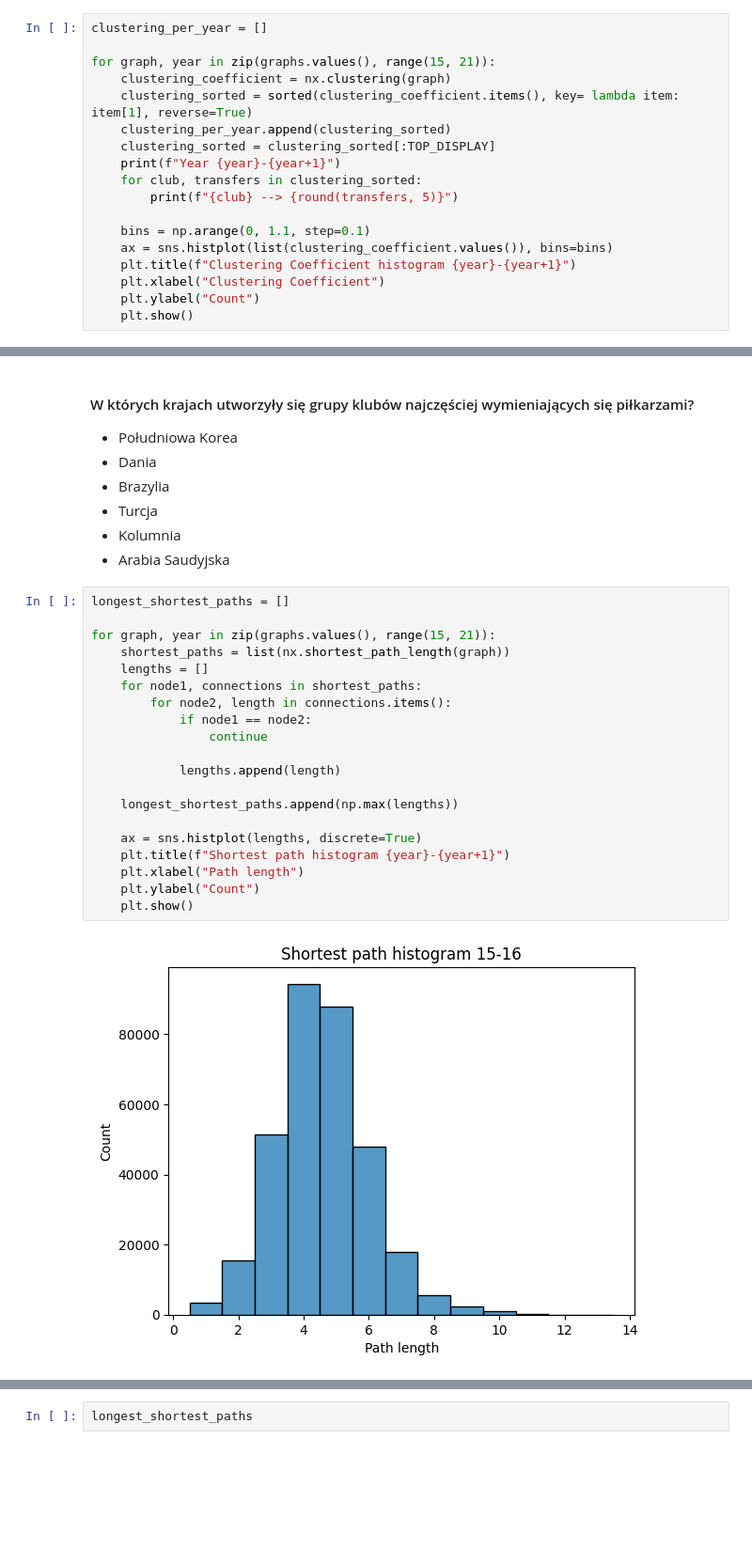
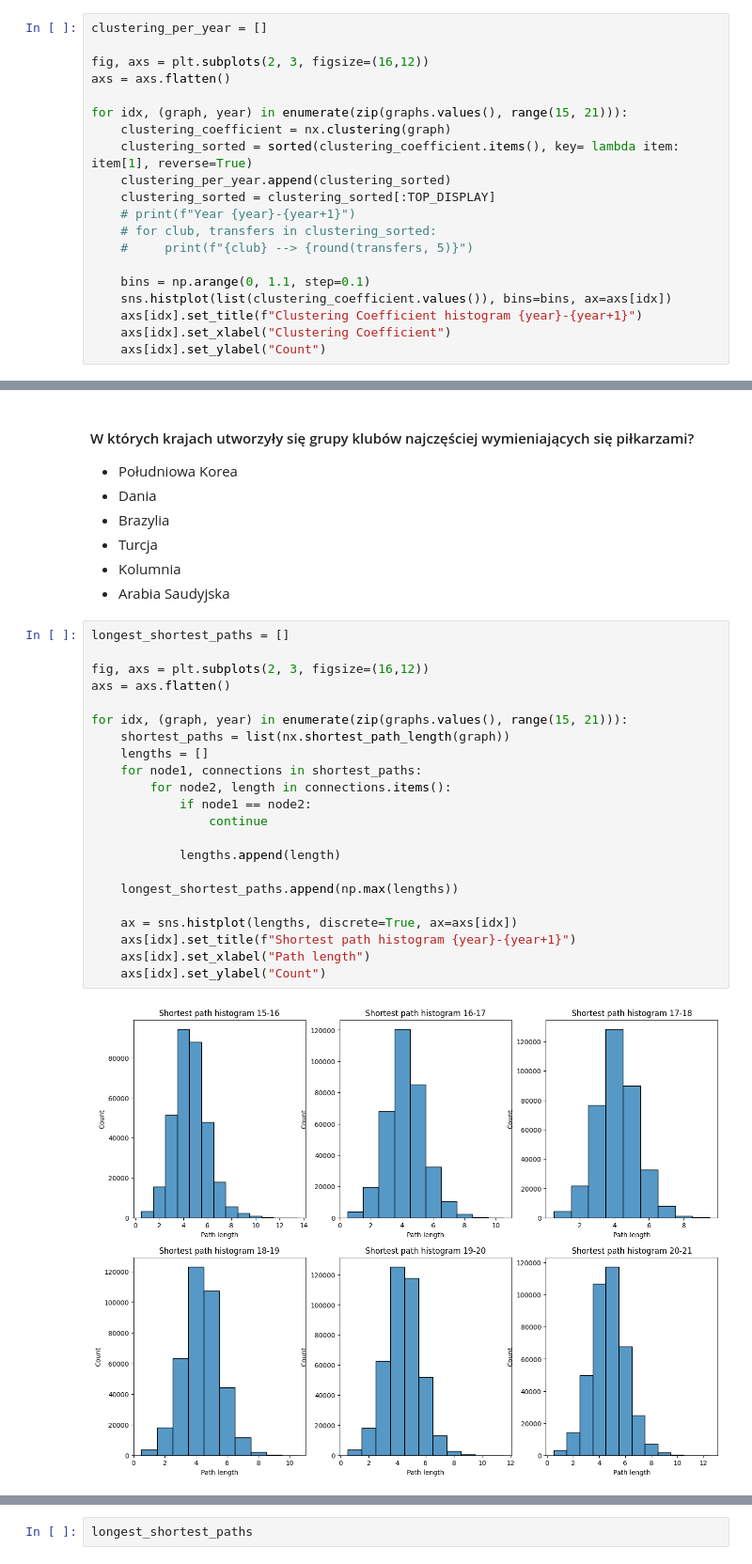
Before and after one commit to chrisgal77/PFPGA, a Jupyter notebook: lab4.ipynb, the cells around one changed output, grey strips where cells are left out. Shown at 94% size. Cells and saved outputs as stored; diff of their text form; blank space fills up the shorter version.

```diff
--- a/lab4.ipynb
+++ b/lab4.ipynb
@@ -570,19 +272,21 @@ Granada CF i Genoa
 # %%
 clustering_per_year = []
 
-for graph, year in zip(graphs.values(), range(15, 21)):
+fig, axs = plt.subplots(2, 3, figsize=(16,12))
+axs = axs.flatten()
+
+for idx, (graph, year) in enumerate(zip(graphs.values(), range(15, 21))):
     clustering_coefficient = nx.clustering(graph)
     clustering_sorted = sorted(clustering_coefficient.items(), key= lambda item: item[1], reverse=True)
     clustering_per_year.append(clustering_sorted)
     clustering_sorted = clustering_sorted[:TOP_DISPLAY]
-    print(f"Year {year}-{year+1}")
-    for club, transfers in clustering_sorted:
-        print(f"{club} --> {round(transfers, 5)}")
+    # print(f"Year {year}-{year+1}")
+    # for club, transfers in clustering_sorted:
+    #     print(f"{club} --> {round(transfers, 5)}")
 
     bins = np.arange(0, 1.1, step=0.1)
-    ax = sns.histplot(list(clustering_coefficient.values()), bins=bins)
-    plt.title(f"Clustering Coefficient histogram {year}-{year+1}")
-    plt.xlabel("Clustering Coefficient")
-    plt.ylabel("Count")
-    plt.show()
+    sns.histplot(list(clustering_coefficient.values()), bins=bins, ax=axs[idx])
+    axs[idx].set_title(f"Clustering Coefficient histogram {year}-{year+1}")
+    axs[idx].set_xlabel("Clustering Coefficient")
+    axs[idx].set_ylabel("Count")
 # %% [output]
@@ -725,22 +322,24 @@ best_clustering_teams
 # %%
 longest_shortest_paths = []
 
-for graph, year in zip(graphs.values(), range(15, 21)):
+fig, axs = plt.subplots(2, 3, figsize=(16,12))
+axs = axs.flatten()
+
+for idx, (graph, year) in enumerate(zip(graphs.values(), range(15, 21))):
     shortest_paths = list(nx.shortest_path_length(graph))
     lengths = []
     for node1, connections in shortest_paths:
         for node2, length in connections.items():
             if node1 == node2:
                 continue
 
             lengths.append(length)
 
     longest_shortest_paths.append(np.max(lengths))
 
-    ax = sns.histplot(lengths, discrete=True)
-    plt.title(f"Shortest path histogram {year}-{year+1}")
-    plt.xlabel("Path length")
-    plt.ylabel("Count")
-    plt.show()
+    ax = sns.histplot(lengths, discrete=True, ax=axs[idx])
+    axs[idx].set_title(f"Shortest path histogram {year}-{year+1}")
+    axs[idx].set_xlabel("Path length")
+    axs[idx].set_ylabel("Count")
 # %% [output]
-[figure, old version]
+[figure, new version]
```
Also changed, not shown: parts of 10 cells of this notebook.
